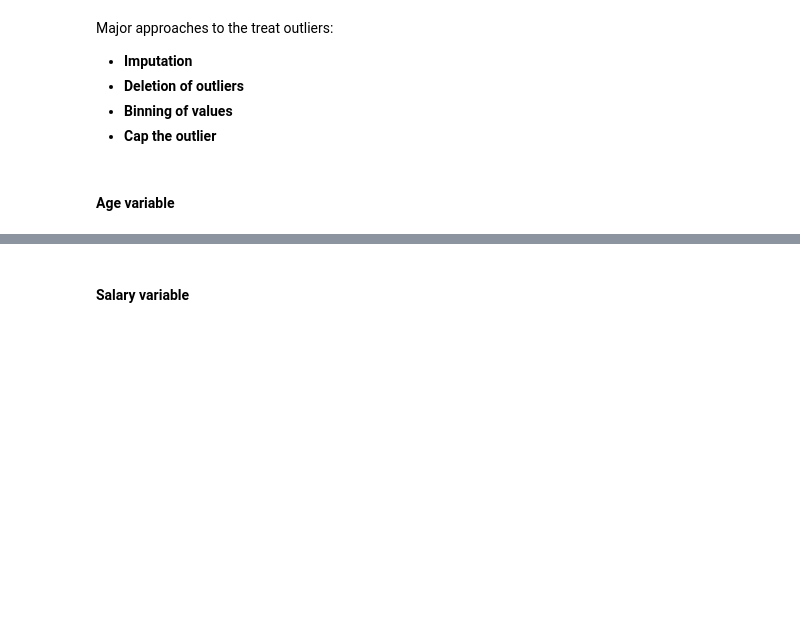
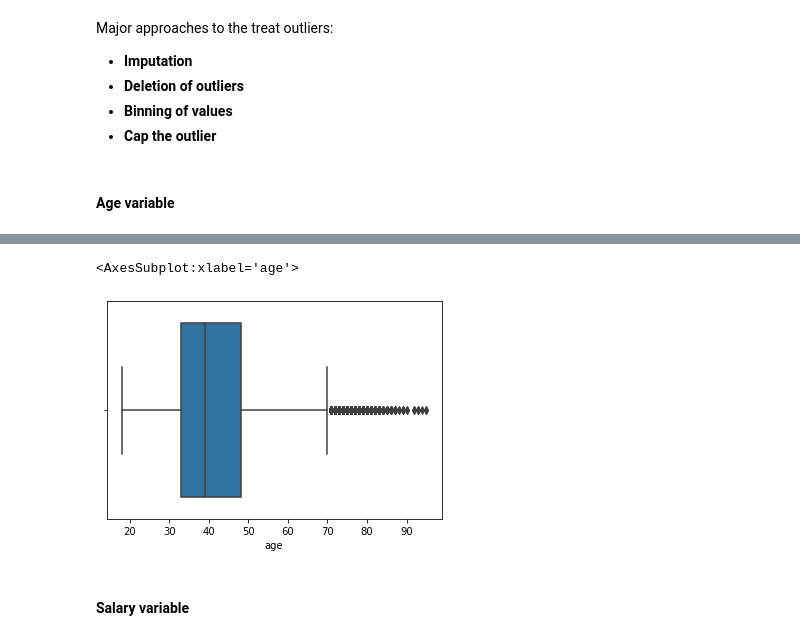
Before and after one commit to deepak7meher/machine-learning, a Jupyter notebook: Bank+Marketing+Campaign.ipynb, the cells around one changed output, grey strips where cells are left out. Drawn from its saved outputs; the diff is of its cells as text; code cells hidden in the pictures; blank space fills up the shorter version.

```diff
--- a/Bank+Marketing+Campaign.ipynb
+++ b/Bank+Marketing+Campaign.ipynb
@@ -363,5 +378,9 @@ Major approaches to the treat outliers:
 # %%
 #plot the boxplot of age variable.
+sns.boxplot(inp0.age)
+# %% [output]
+<AxesSubplot:xlabel='age'>
+[figure, added]
 # %% [markdown]
 #### Salary variable
 # %%
```
Also changed, not shown: parts of 11 cells of this notebook.
